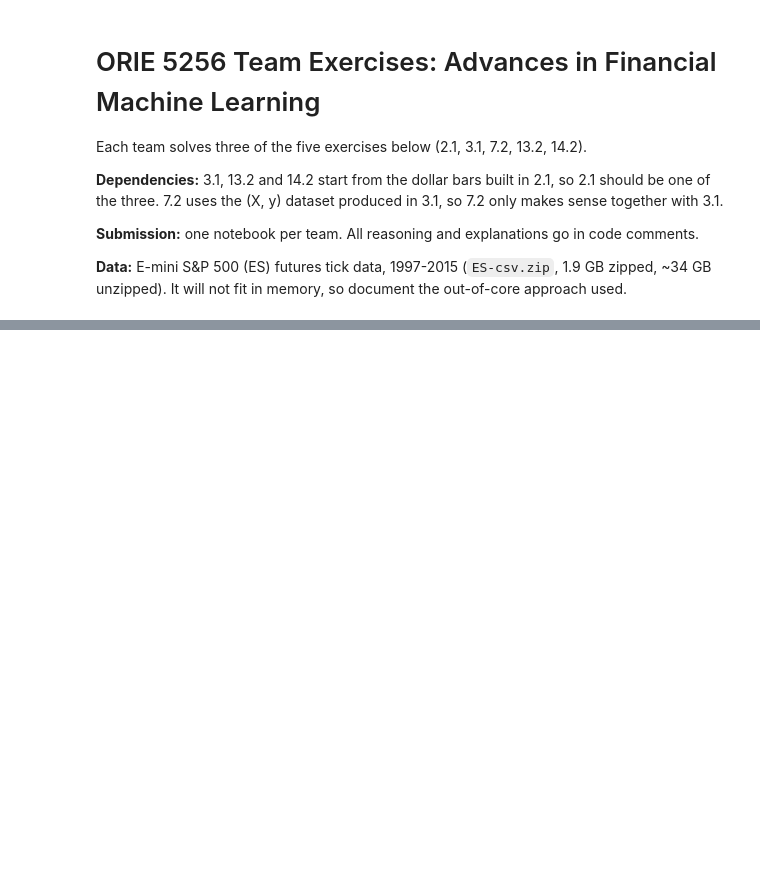
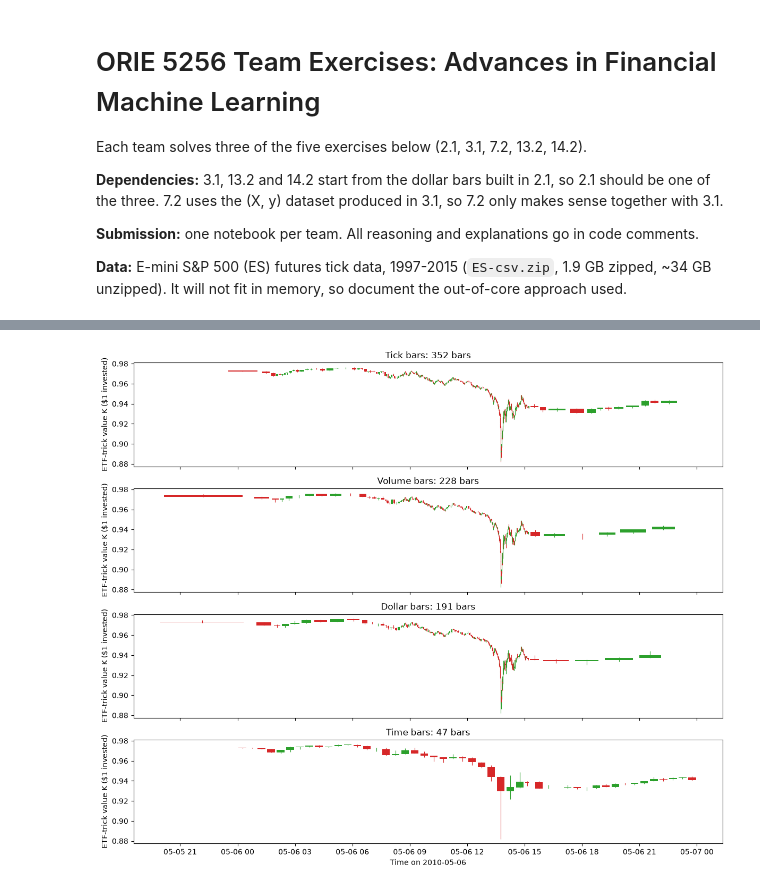
Before and after one commit to mmy32/ORIE-5256-Lopez-de-Prado-Financial-Machine-Learning-, a Jupyter notebook: notebooks/team_exercises.ipynb, the cells around one changed output, grey strips where cells are left out. Drawn from its saved outputs; the diff is of its cells as text; code cells hidden in the pictures; blank space fills up the shorter version.

```diff
--- a/notebooks/team_exercises.ipynb
+++ b/notebooks/team_exercises.ipynb
@@ -121,0 +377,32 @@ On a series of E-mini S&P 500 futures tick data:
+# %%
+# Exercise 2.1 (a): illustration of the three bar types on one session
+# 2010-05-06 (the "flash crash") is a good test: bars are sampled densely while trading is
+# heavy and sparsely in the quiet overnight hours, and K stays continuous (no roll gap).
+# Candle width spans the time the bar took to fill; green = close >= open.
+import matplotlib.pyplot as plt
+
+ILLUSTRATION_DAY = "2010-05-06"
+
+
+def draw_candles(ax, df: pd.DataFrame, title: str) -> None:
+    """OHLC candles drawn over each bar's span [start, end]."""
+    for row in df.itertuples():
+        up = row.close >= row.open
+        colour = "tab:green" if up else "tab:red"
+        mid = row.start + (row.Index - row.start) / 2
+        ax.vlines(mid, row.low, row.high, color=colour, linewidth=0.8)
+        ax.bar(mid, abs(row.close - row.open) or 1e-6, bottom=min(row.open, row.close),
+               width=(row.Index - row.start) * 0.8 or pd.Timedelta(seconds=1), color=colour)
+    ax.set_title(f"{title}: {len(df)} bars")
+    ax.set_ylabel("ETF-trick value K ($1 invested)")
+
+
+fig, axes = plt.subplots(len(BAR_TYPES), 1, figsize=(12, 10), sharex=True)
+for ax, name in zip(axes, BAR_TYPES):
+    day = bars[name].loc[ILLUSTRATION_DAY]
+    draw_candles(ax, day, f"{name.capitalize()} bars")
+axes[-1].set_xlabel(f"Time on {ILLUSTRATION_DAY}")
+fig.tight_layout()
+plt.show()
+# %% [output]
+[figure, added]
```
Also changed, not shown: parts of 18 cells of this notebook.
